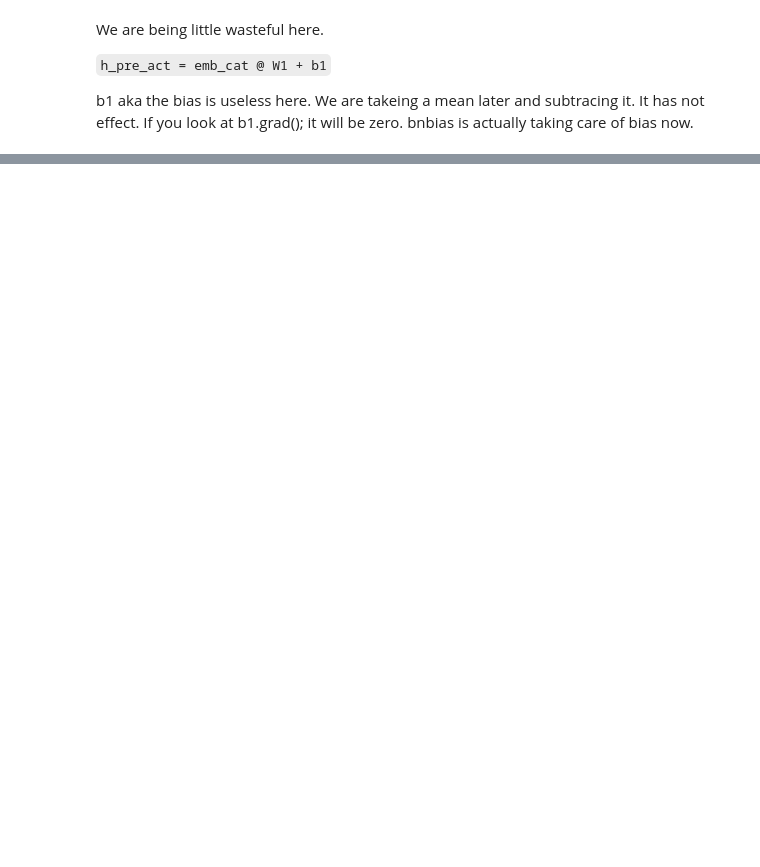
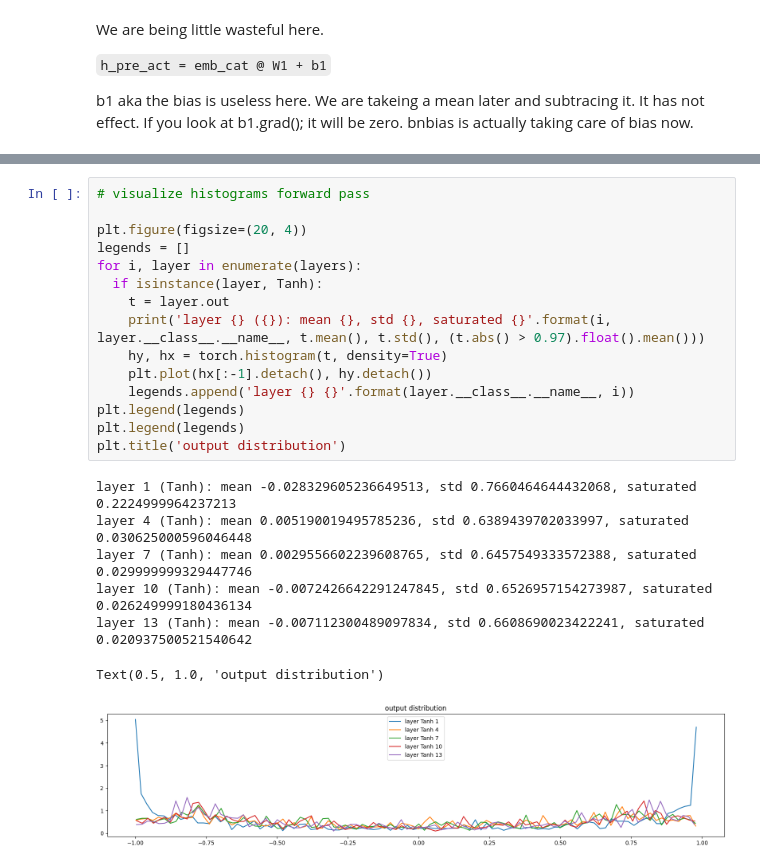
Before and after one commit to Sarthak30/karpathy-notebooks, a Jupyter notebook: character_llm_mlp_2.ipynb, the cells around one changed output, grey strips where cells are left out. Drawn from its saved outputs; the diff is of its cells as text; blank space fills up the shorter version.

Commit message:
diagnostic tools and graphs

```diff
--- a/character_llm_mlp_2.ipynb
+++ b/character_llm_mlp_2.ipynb
@@ -620,0 +780,23 @@ val 2.1458492279052734
+# %%
+# visualize histograms forward pass
+
+plt.figure(figsize=(20, 4))
+legends = []
+for i, layer in enumerate(layers):
+  if isinstance(layer, Tanh):
+    t = layer.out
+    print('layer {} ({}): mean {}, std {}, saturated {}'.format(i, layer.__class__.__name__, t.mean(), t.std(), (t.abs() > 0.97).float().mean()))
+    hy, hx = torch.histogram(t, density=True)
+    plt.plot(hx[:-1].detach(), hy.detach())
+    legends.append('layer {} {}'.format(layer.__class__.__name__, i))
+plt.legend(legends)
+plt.legend(legends)
+plt.title('output distribution')
+# %% [output]
+layer 1 (Tanh): mean -0.028329605236649513, std 0.7660464644432068, saturated 0.2224999964237213
+layer 4 (Tanh): mean 0.005190019495785236, std 0.6389439702033997, saturated 0.030625000596046448
+layer 7 (Tanh): mean 0.0029556602239608765, std 0.6457549333572388, saturated 0.029999999329447746
+layer 10 (Tanh): mean -0.0072426642291247845, std 0.6526957154273987, saturated 0.026249999180436134
+layer 13 (Tanh): mean -0.007112300489097834, std 0.6608690023422241, saturated 0.020937500521540642
+Text(0.5, 1.0, 'output distribution')
+[figure, added]
```
Also changed, not shown: parts of 21 cells of this notebook.
